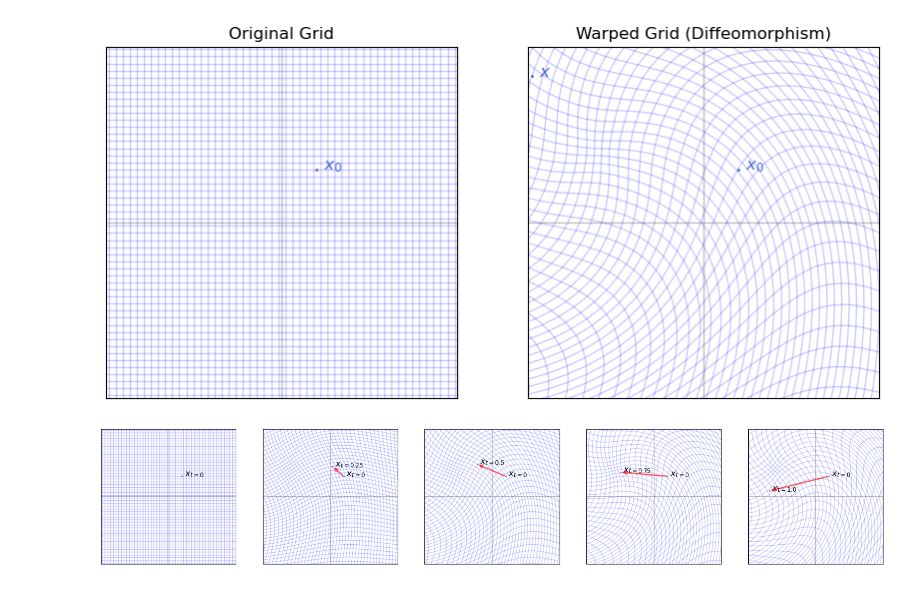
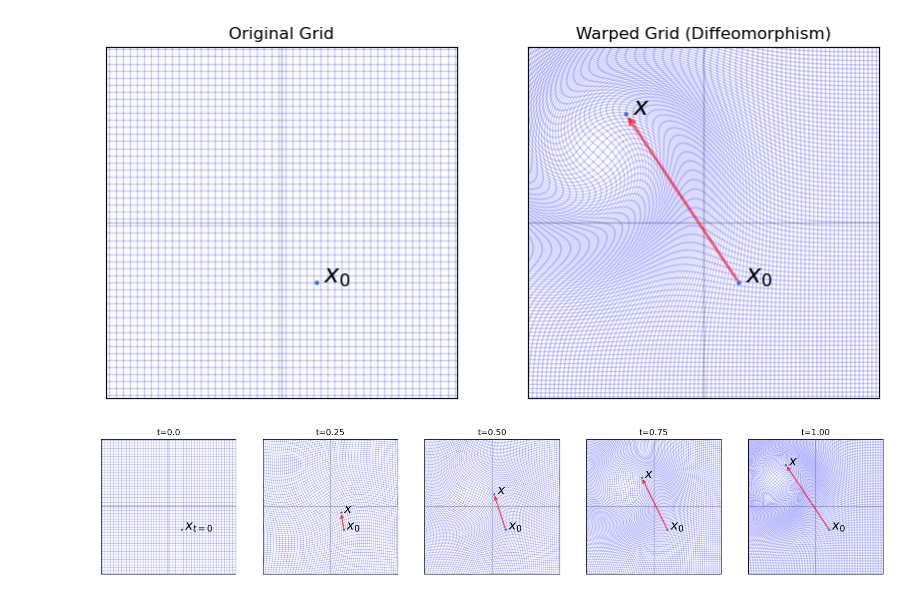
Before and after one commit to yusukemh/PaperImplementations, a Jupyter notebook: Lipman2023FlowMatching/FlowMatching.ipynb, the cells around one changed output. Drawn from its saved outputs; the diff is of its cells as text; code cells hidden in the pictures.

```diff
--- a/Lipman2023FlowMatching/FlowMatching.ipynb
+++ b/Lipman2023FlowMatching/FlowMatching.ipynb
@@ -116,12 +92,23 @@ X, Y = np.meshgrid(x, y)
 fig, axs = plt.subplots(1, 2, figsize=(10, 5), subplot_kw=dict(xticks=[], yticks=[], xlim=(-5,5), ylim=(-5,5), aspect='equal'))
 
 
-intensity = 5.1
+t = 1
 # Apply diffeomorphism
-X_new, Y_new = diffeo(X, Y, intensity=intensity)
+X_new, Y_new = diffeo(X, Y, t=t)
 # Point of interest
-x0, y0 = 1, 1.5
-x_map, y_map = diffeo(x0, y0, intensity=intensity)
+x0, y0 = 1, -1.7
+x_map, y_map = diffeo(x0, y0, t=t)
+
+axs[1].annotate(
+        '',                # No text
+        xy=(x_map, y_map),       # Arrow tip
+        xytext=(x0, y0),   # Arrow start
+        arrowprops=dict(
+            arrowstyle='->',  # Simple arrow
+            color='r',
+            linewidth=2, alpha=0.6
+        )
+    )
 
 plot_mesh(axs[0], X, Y)
 plot_mesh(axs[1], X_new, Y_new)
@@ -136,4 +123,4 @@ labeled_scatter(axs[1], x_map, y_map, label=r'$x$')
 
 plt.show()
 # %% [output]
-[figure, old version]
+[figure, new version]
@@ -140,32 +168,30 @@ plt.show()
 # %%
 fig, axs = plt.subplots(1, 5, figsize=(20, 4), subplot_kw=dict(xticks=[], yticks=[], xlim=(-5,5), ylim=(-5,5), aspect='equal'))
 plot_mesh(axs[0], X, Y)
 
 # Point of interest
-x0, y0 = 1, 1.5
-# intensity_values = [0, 1, 0, 1.3, 5.7]
-intensity_values = [0, 2, 4, 6, 8]
-max_intensity = max(intensity_values)
+x0, y0 = 1, -1.7
 labeled_scatter(axs[0], x0, y0, label=rf"$x_{{t=0}}$")
 for i, ax in enumerate(axs[1:].flatten()):
-    intensity = intensity_values[1:][i]
-    # print(intensity)
-    x_map, y_map = diffeo(x0, y0, intensity=intensity)
-    X_new, Y_new = diffeo(X, Y, intensity=intensity)
+    t = 0.25 * (i + 1)
+    x_map, y_map = diffeo(x0, y0, t=t)
+    X_new, Y_new = diffeo(X, Y, t=t)
     plot_mesh(ax, X_new, Y_new)
-    t = intensity / max_intensity
-    labeled_scatter(ax, x0, y0, label=rf"$x_{{t=0}}$")
-    labeled_scatter(ax, x_map + 3, y_map - 2, label=rf"$x_{{t={t}}}$")
+    labeled_scatter(ax, x0, y0, label=r"$x_0$")
+    labeled_scatter(ax, x_map, y_map, label=r"$x$")
 
     ax.annotate(
         '',                # No text
-        xy=(x_map + 3, y_map - 2),       # Arrow tip
+        xy=(x_map, y_map),       # Arrow tip
         xytext=(x0, y0),   # Arrow start
         arrowprops=dict(
             arrowstyle='->',  # Simple arrow
             color='r',
             linewidth=2, alpha=0.6
         )
     )
+    ax.set_title(f"{t=:.02f}")
+axs[0].set_title("t=0.0")
+pass
 # %% [output]
-[figure, old version]
+[figure, new version]
```
Also changed, not shown: parts of 13 cells of this notebook, 5 other files.
